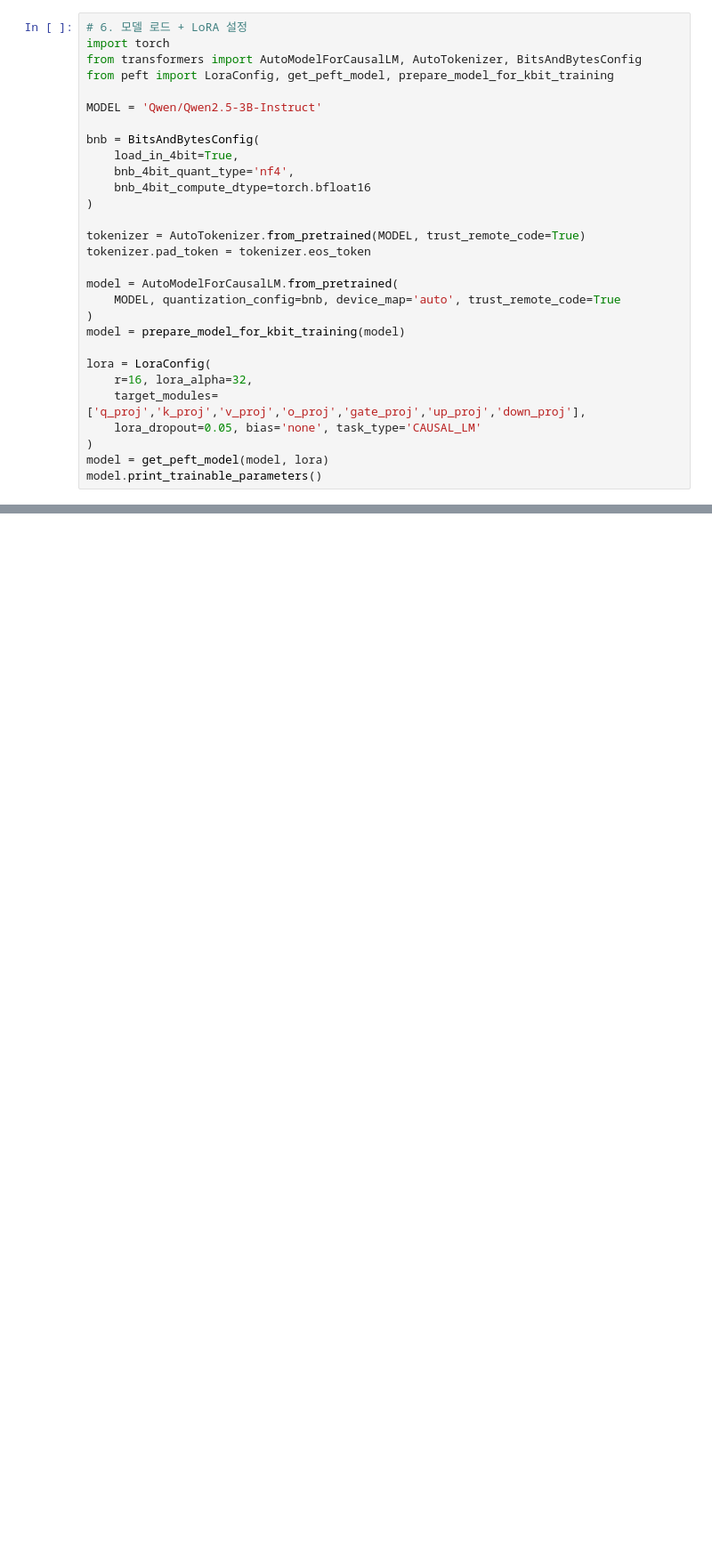
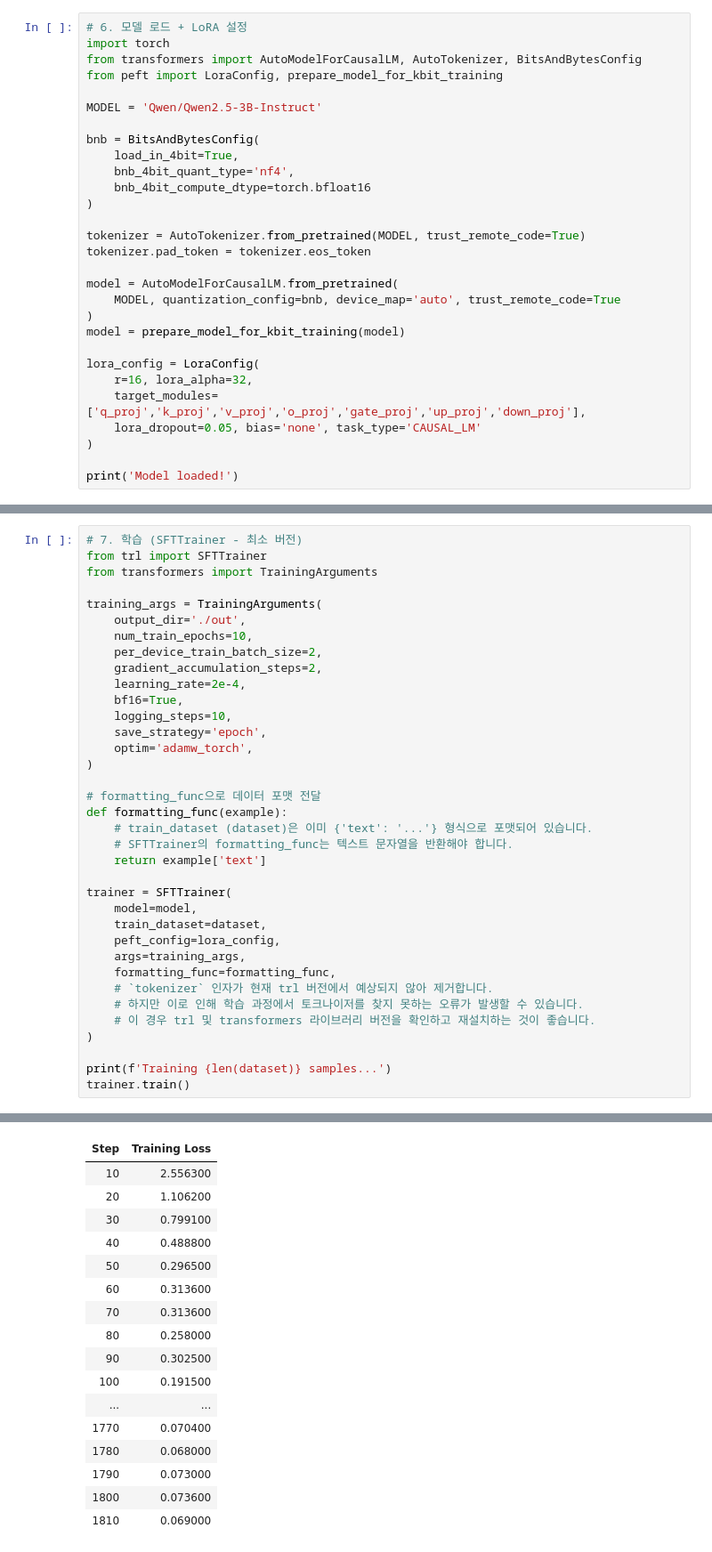
Before and after one commit to Edwin-Cho/Admission-Advisor-SLM, a Jupyter notebook: colab/SA_SLM_Training.ipynb, the cells around one changed output, grey strips where cells are left out. Shown at 89% size. Saved outputs shown, nothing was run; the diff lists cells and outputs as text; blank space fills up the shorter version.

```diff
--- a/colab/SA_SLM_Training.ipynb
+++ b/colab/SA_SLM_Training.ipynb
@@ -90,7 +101,7 @@ print(f'{len(dataset)} samples')
 # 6. 모델 로드 + LoRA 설정
 import torch
 from transformers import AutoModelForCausalLM, AutoTokenizer, BitsAndBytesConfig
-from peft import LoraConfig, get_peft_model, prepare_model_for_kbit_training
+from peft import LoraConfig, prepare_model_for_kbit_training
 
 MODEL = 'Qwen/Qwen2.5-3B-Instruct'
 
@@ -108,10 +119,10 @@ model = AutoModelForCausalLM.from_pretrained(
 )
 model = prepare_model_for_kbit_training(model)
 
-lora = LoraConfig(
+lora_config = LoraConfig(
     r=16, lora_alpha=32,
     target_modules=['q_proj','k_proj','v_proj','o_proj','gate_proj','up_proj','down_proj'],
     lora_dropout=0.05, bias='none', task_type='CAUSAL_LM'
 )
-model = get_peft_model(model, lora)
-model.print_trainable_parameters()
+
+print('Model loaded!')
@@ -150,0 +136,37 @@ trainer.train()
+# %%
+# 7. 학습 (SFTTrainer - 최소 버전)
+from trl import SFTTrainer
+from transformers import TrainingArguments
+
+training_args = TrainingArguments(
+    output_dir='./out',
+    num_train_epochs=10,
+    per_device_train_batch_size=2,
+    gradient_accumulation_steps=2,
+    learning_rate=2e-4,
+    bf16=True,
+    logging_steps=10,
+    save_strategy='epoch',
+    optim='adamw_torch',
+)
+
+# formatting_func으로 데이터 포맷 전달
+def formatting_func(example):
+    # train_dataset (dataset)은 이미 {'text': '...'} 형식으로 포맷되어 있습니다.
+    # SFTTrainer의 formatting_func는 텍스트 문자열을 반환해야 합니다.
+    return example['text']
+
+trainer = SFTTrainer(
+    model=model,
+    train_dataset=dataset,
+    peft_config=lora_config,
+    args=training_args,
+    formatting_func=formatting_func,
+    # `tokenizer` 인자가 현재 trl 버전에서 예상되지 않아 제거합니다.
+    # 하지만 이로 인해 학습 과정에서 토크나이저를 찾지 못하는 오류가 발생할 수 있습니다.
+    # 이 경우 trl 및 transformers 라이브러리 버전을 확인하고 재설치하는 것이 좋습니다.
+)
+
+print(f'Training {len(dataset)} samples...')
+trainer.train()
+# %% [output]
@@ -150,0 +188,17 @@ trainer.train()
+| Step | Training Loss |
+| 10 | 2.556300 |
+| 20 | 1.106200 |
+| 30 | 0.799100 |
+| 40 | 0.488800 |
+| 50 | 0.296500 |
+| 60 | 0.313600 |
+| 70 | 0.313600 |
+| 80 | 0.258000 |
+| 90 | 0.302500 |
+| 100 | 0.191500 |
+| ... | ... |
+| 1770 | 0.070400 |
+| 1780 | 0.068000 |
+| 1790 | 0.073000 |
+| 1800 | 0.073600 |
+| 1810 | 0.069000 |
```
Also changed, not shown: parts of 10 cells of this notebook, 9 other files.
